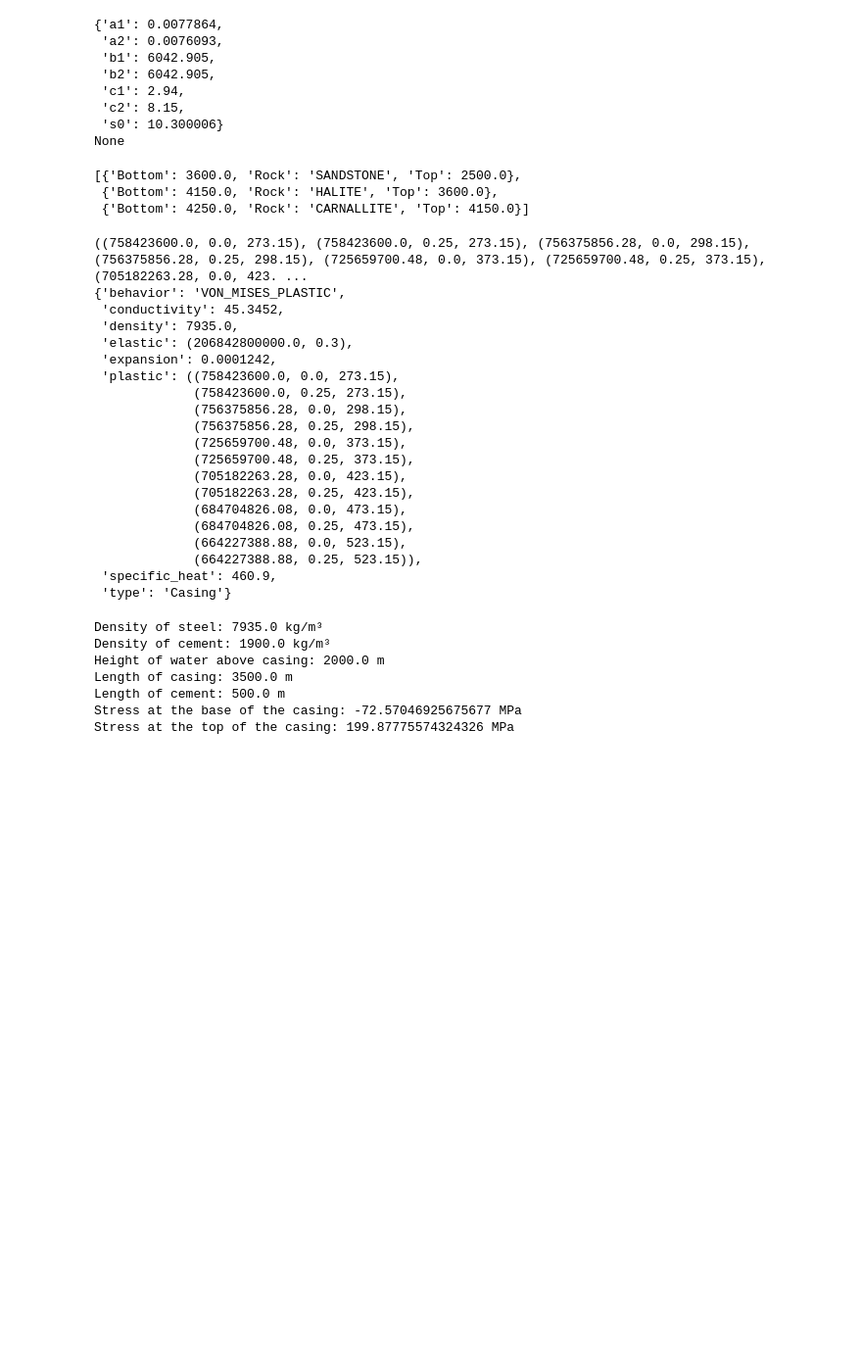
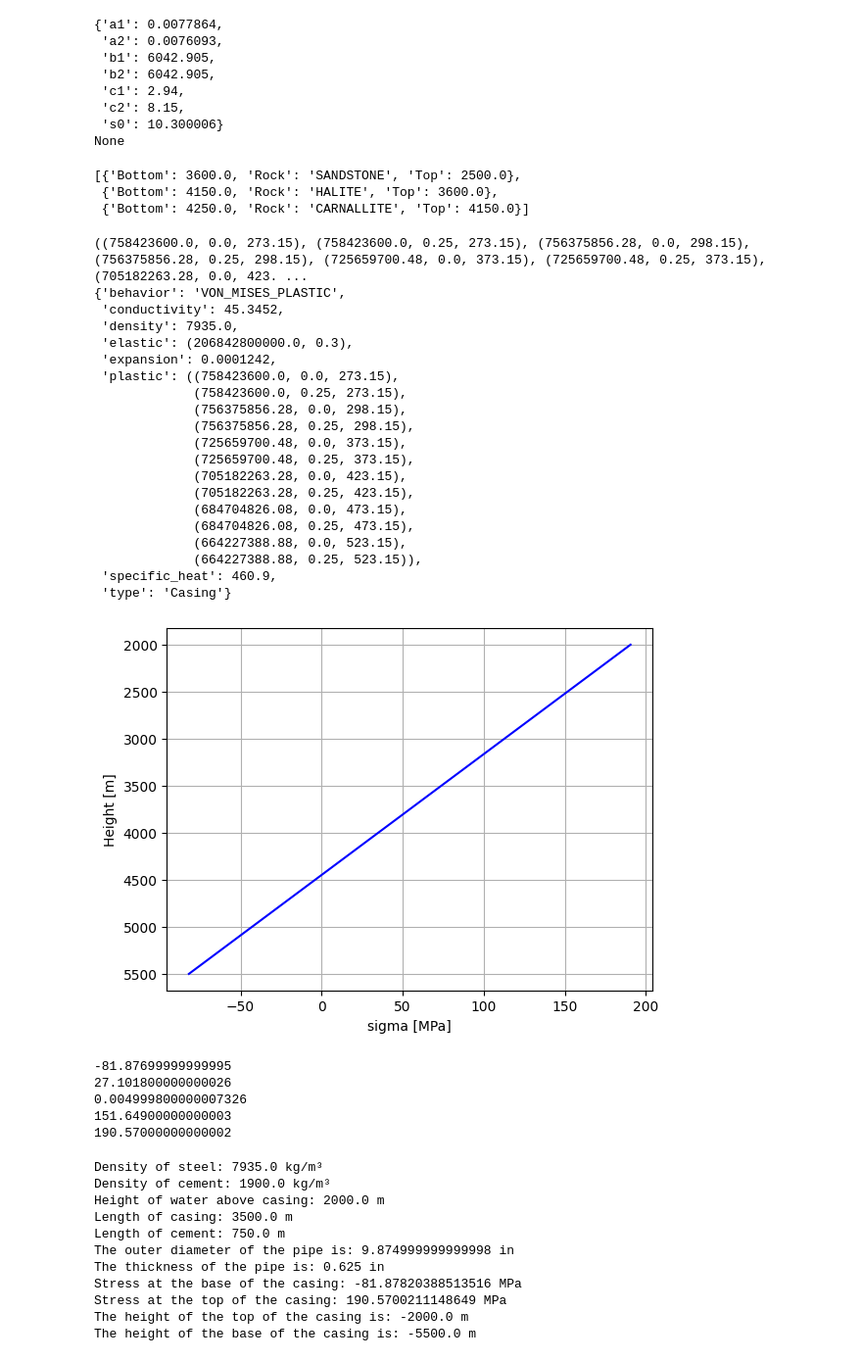
Before and after one commit to lelimaa/Abaqus_WELL, a Jupyter notebook: Tests.ipynb, the cells around one changed output. Shown at 98% size. Drawn from its saved outputs; the diff is of its cells as text; code cells hidden in the pictures; blank space fills up the shorter version.

Commit message:
casing changes stress

```diff
--- a/Tests.ipynb
+++ b/Tests.ipynb
@@ -1069,10 +1069,11 @@ pprint(examples["STEEL"])
  'type': 'Casing'}
 # %%
 import numpy as np
+import matplotlib.pyplot as plt
 
 import json
-with open(r'C:\Users\juani\Documents\Github\Abaqus_WELL\wellClosure_axi.json') as f:
-# with open(r'C:\Users\hidalgo\Documents\GitHub\Abaqus_WELL\wellClosure_axi.json') as f:
+# with open(r'C:\Users\juani\Documents\Github\Abaqus_WELL\wellClosure_axi.json') as f:
+with open(r'C:\Users\hidalgo\Documents\GitHub\Abaqus_WELL\wellClosure_axi.json') as f:
     data = json.load(f)
 
 name_phase = "3dda7930-6dbf-4d05-87f2-d2809a3e9fc6"  # The phase from the given json file. It may disappear, because only one phase will be considered soon.
@@ -1115,6 +1116,53 @@ stress_real_base = force_real_base / area_s
 force_real_top = force_real_base + density_steel * gravity * area_s * (height_base_casing - height_water_above_casing)  # Net force at the top of the casing considering the weight of the steel material
 
 stress_real_top = force_real_top / area_s
+# %%
+a = (stress_real_top-stress_real_base)/(height_water_above_casing-height_base_casing)
+
+b = stress_real_top - a * height_water_above_casing
+
+# print(a)
+# print(b)
+
+
+
+depths = np.linspace(height_base_casing, height_water_above_casing, 100)
+stresses = a * depths + b
+
+plt.figure()
+plt.plot(stresses/1e6, depths, linestyle='-', color='blue')
+
+# Adicionar título e rótulos
+# plt.title('')
+plt.xlabel('sigma [MPa]')
+plt.ylabel(r'Height [m]')
+plt.grid(True)
+plt.gca().invert_yaxis()  # Inverter o eixo y para que a profundidade aumente para baixo
+
+plt.show()
+# %% [output]
+[figure, added]
+# %%
+sigma_y_bottom = -0.077842 * height_base_casing + 346.254
+print(sigma_y_bottom)
+
+sigma_y_bottom_model = -0.077842 * 4100 + 346.254
+print(sigma_y_bottom_model)
+
+sigma_y_zero = -0.077842 * 4448.1 + 346.254
+print(sigma_y_zero)
+
+sigma_y_top_model = -0.077842 * 2500 + 346.254
+print(sigma_y_top_model)
+
+sigma_y_top = -0.077842 * height_water_above_casing + 346.254
+print(sigma_y_top)
+# %% [output]
+-81.87699999999995
+27.101800000000026
+0.004999800000007326
+151.64900000000003
+190.57000000000002
 # %%
 print(f"Density of steel: {density_steel} kg/m³")
 print(f"Density of cement: {density_cement} kg/m³")
@@ -1122,13 +1170,22 @@ print(f"Height of water above casing: {height_water_above_casing} m")
 print(f"Length of casing: {length_casing} m")
 print(f"Length of cement: {length_cement} m")
 
+print(f"The outer diameter of the pipe is: {outer_diamenter_pipe/0.0254} in")
+print(f"The thickness of the pipe is: {thickness_pipe/0.0254} in")
+
 print(f"Stress at the base of the casing: {stress_real_base/1e6} MPa")
 print(f"Stress at the top of the casing: {stress_real_top/1e6} MPa")
+print(f"The height of the top of the casing is: {-height_water_above_casing} m")
+print(f"The height of the base of the casing is: {-height_base_casing} m")
 # %% [output]
 Density of steel: 7935.0 kg/m³
 Density of cement: 1900.0 kg/m³
 Height of water above casing: 2000.0 m
 Length of casing: 3500.0 m
-Length of cement: 500.0 m
-Stress at the base of the casing: -72.57046925675677 MPa
-Stress at the top of the casing: 199.87775574324326 MPa
+Length of cement: 750.0 m
+The outer diameter of the pipe is: 9.874999999999998 in
+The thickness of the pipe is: 0.625 in
+Stress at the base of the casing: -81.87820388513516 MPa
+Stress at the top of the casing: 190.5700211148649 MPa
+The height of the top of the casing is: -2000.0 m
+The height of the base of the casing is: -5500.0 m
```
Also changed, not shown: 2 other files.
